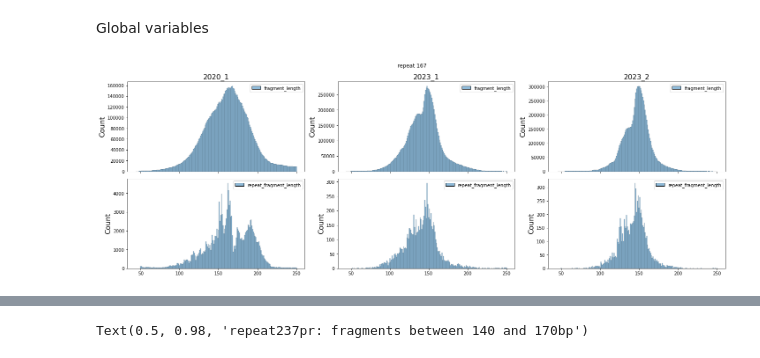
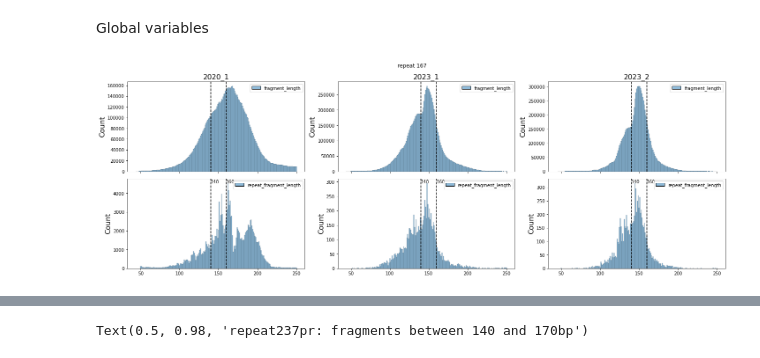
Before and after one commit to Alexwestbrook/mnhn-internship_DeepCNN_ChIP-seq, a Jupyter notebook: JB_alignment_analysis.ipynb, the cells around one changed output, grey strips where cells are left out. Cells and saved outputs as stored; diff of their text form; code cells hidden in the pictures.

```diff
--- a/JB_alignment_analysis.ipynb
+++ b/JB_alignment_analysis.ipynb
@@ -28,22 +29,28 @@ writing_dir = '../shared_folder'
 # writing_dir='../'
 prop_cycle = plt.rcParams['axes.prop_cycle']
 colors = prop_cycle.by_key()['color']
-plt.rcParams.update({'axes.labelsize': 16})
+# plt.rcParams.update({'axes.labelsize': 16})
+# sns.set()
 # %%
 file_list = ['MNases_06_2020/NG-25315_167_1_lib406963_6879_2_101bp_max250',
              'MNase_08_2023/NG-34039_167_4_1_lib713576_10294_1_101bp_max250',
              'MNase_08_2023/NG-34039_167_4_2_lib713577_10294_1_101bp_max250']
 titles = ['2020_1', '2023_1', '2023_2']
 fig, axes = plt.subplots(2, len(file_list), sharex=True, figsize=(20, 7), facecolor='w', layout='tight')
 fig.suptitle('repeat 167')
+vlines = [140, 160]
 for i, filename in enumerate(file_list):
     ix, iy = 0, i  # i // 2, i % 2  #
     fraglens = pd.read_csv(f'/home/alex/shared_folder/JB_seqdes/Projet_Julien/{filename}.sorted.bam.insert_sizes.txt', header=None)
     repfraglens = pd.read_csv(f'/home/alex/shared_folder/JB_seqdes/Projet_Julien/{filename}.sorted.bam.repeat_insert_sizes.txt', header=None)
     fraglens.columns = ['fragment_length']
     repfraglens.columns = ['repeat_fragment_length']
     sns.histplot(fraglens, discrete=True, ax=axes[0 + 2*ix, iy])
-    sns.histplot(repfraglens, discrete=True, ax=axes[1 + 2*ix, iy])
+    g = sns.histplot(repfraglens, discrete=True, ax=axes[1 + 2*ix, iy])
+    for v in vlines:
+        axes[0 + ix*2, iy].axvline(x=v, color='k', linestyle='--')
+        axes[1 + ix*2, iy].axvline(x=v, color='k', linestyle='--')
+        axes[1 + ix*2, iy].annotate(str(v), xy=(v, 0.95), xycoords=('data', 'axes fraction'))
     axes[0 + ix*2, iy].set_title(titles[i], fontsize=16)
 # %% [output]
-[figure, old version]
+[figure, new version]
```
Also changed, not shown: parts of 14 cells of this notebook.
